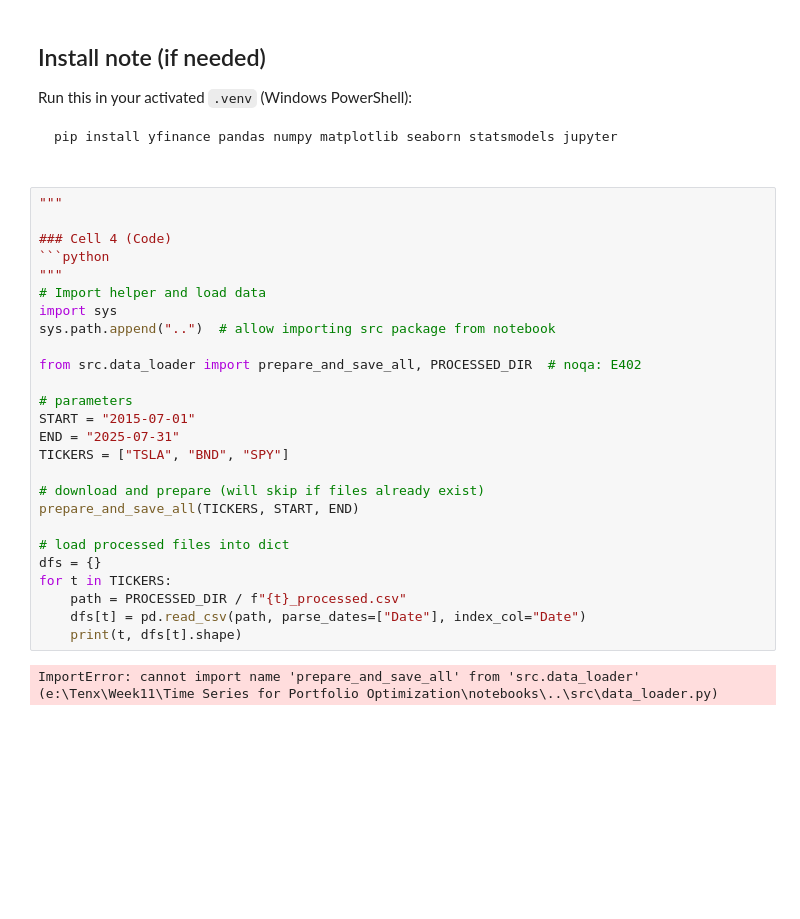
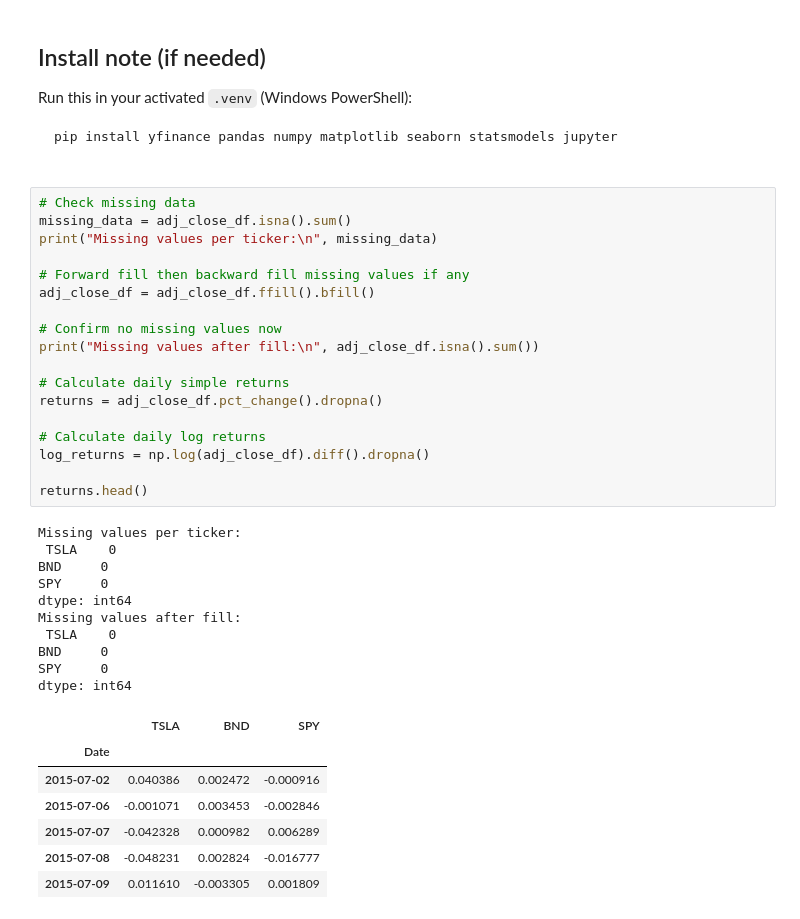
Before and after one commit to BetselotYitagesu/Time-Series-for-Portfolio-Optimization, a Jupyter notebook: notebooks/01_task1_preprocess_explore.ipynb, the cells around one changed output. Saved outputs shown, nothing was run; the diff lists cells and outputs as text; blank space fills up the shorter version.

````diff
--- a/notebooks/01_task1_preprocess_explore.ipynb
+++ b/notebooks/01_task1_preprocess_explore.ipynb
@@ -138,31 +138,39 @@ Run this in your activated `.venv` (Windows PowerShell):
 ```powershell
 pip install yfinance pandas numpy matplotlib seaborn statsmodels jupyter
 # %%
-"""
+# Check missing data
+missing_data = adj_close_df.isna().sum()
+print("Missing values per ticker:\n", missing_data)
 
-### Cell 4 (Code)
-```python
-"""
-# Import helper and load data
-import sys
-sys.path.append("..")  # allow importing src package from notebook
+# Forward fill then backward fill missing values if any
+adj_close_df = adj_close_df.ffill().bfill()
 
-from src.data_loader import prepare_and_save_all, PROCESSED_DIR  # noqa: E402
+# Confirm no missing values now
+print("Missing values after fill:\n", adj_close_df.isna().sum())
 
-# parameters
-START = "2015-07-01"
-END = "2025-07-31"
-TICKERS = ["TSLA", "BND", "SPY"]
+# Calculate daily simple returns
+returns = adj_close_df.pct_change().dropna()
 
-# download and prepare (will skip if files already exist)
-prepare_and_save_all(TICKERS, START, END)
+# Calculate daily log returns
+log_returns = np.log(adj_close_df).diff().dropna()
 
-# load processed files into dict
-dfs = {}
-for t in TICKERS:
-    path = PROCESSED_DIR / f"{t}_processed.csv"
-    dfs[t] = pd.read_csv(path, parse_dates=["Date"], index_col="Date")
-    print(t, dfs[t].shape)
+returns.head()
 # %% [output]
-ImportError: cannot import name 'prepare_and_save_all' from 'src.data_loader' (e:\Tenx\Week11\Time Series for Portfolio Optimization\notebooks\..\src\data_loader.py)
+Missing values per ticker:
+ TSLA    0
+BND     0
+SPY     0
+dtype: int64
+Missing values after fill:
+ TSLA    0
+BND     0
+SPY     0
+dtype: int64
+|  | TSLA | BND | SPY |
+| Date |  |  |  |
+| 2015-07-02 | 0.040386 | 0.002472 | -0.000916 |
+| 2015-07-06 | -0.001071 | 0.003453 | -0.002846 |
+| 2015-07-07 | -0.042328 | 0.000982 | 0.006289 |
+| 2015-07-08 | -0.048231 | 0.002824 | -0.016777 |
+| 2015-07-09 | 0.011610 | -0.003305 | 0.001809 |
 # %% [markdown]
````
Also changed, not shown: parts of 16 cells of this notebook.
